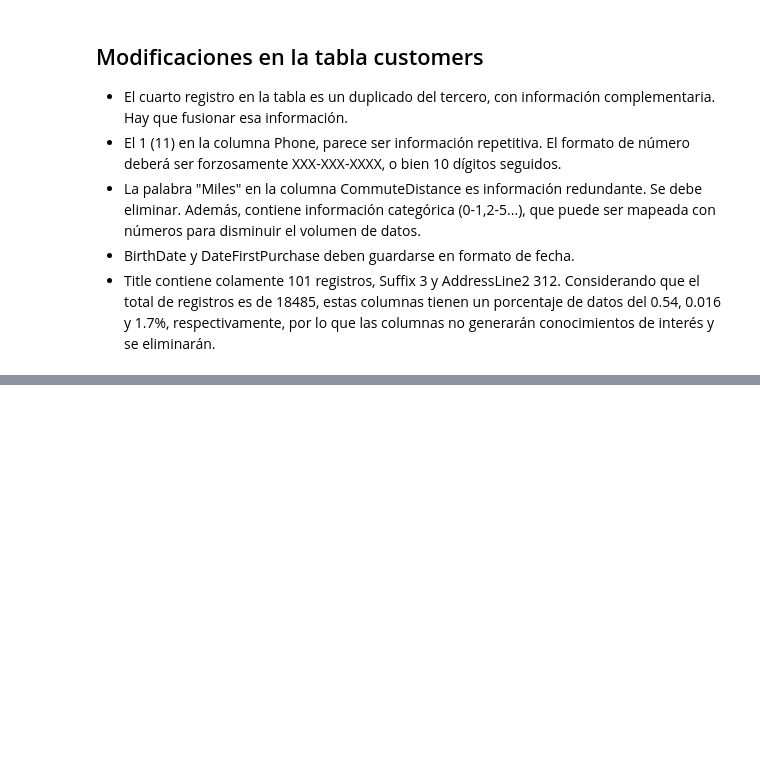
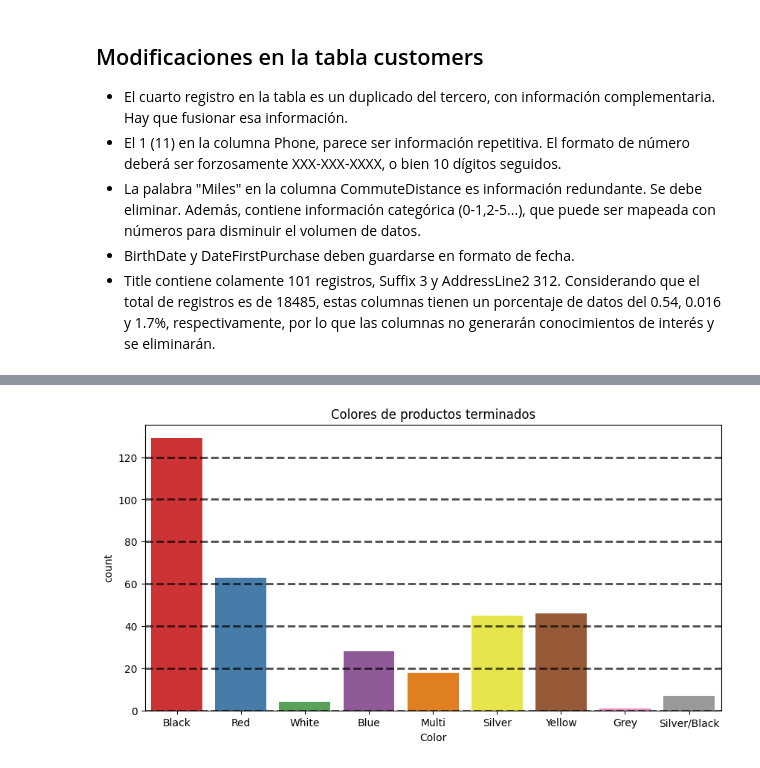
Before and after one commit to Sof265/Database-project, a Jupyter notebook: analisis-exploratorio.ipynb, the cells around one changed output, grey strips where cells are left out. Cells and saved outputs as stored; diff of their text form; code cells hidden in the pictures; blank space fills up the shorter version.

Commit message:
Products data

```diff
--- a/analisis-exploratorio.ipynb
+++ b/analisis-exploratorio.ipynb
@@ -224,0 +208,3 @@ dtype: int64
+# %%
+#Cargamos archivo csv
+products=pd.read_csv('/workspaces/Database-project/data/cleaned/Products_Clean.csv', encoding='utf-8')
@@ -224,0 +302,5 @@ dtype: int64
+# %%
+#Procedemos a eliminar timesatam de las columnas StartDate y EndDate
+products['StartDate']=products['StartDate'].str[:10]
+products['EndDate']=products['EndDate'].str[:10]
+products.sample(9)
@@ -224,0 +319,6 @@ dtype: int64
+# %%
+#Creamos un set donde FinishedGoodsFlag sea True y otro donde sea False ademas un set para
+# status current
+products_true=products[products['FinishedGoodsFlag']==True]
+products_false=products[products['FinishedGoodsFlag']==False]
+products_true_current=products_true[products_true['Status']=='Current']
@@ -224,0 +372,8 @@ dtype: int64
+# %%
+plt.figure(figsize=(10,5))
+sns.countplot(x='Color',data=products_true,palette='Set1')
+plt.title('Colores de productos terminados')
+plt.grid(color='black', linestyle='--',linewidth=2, axis='y', alpha=0.7)
+plt.show()
+# %% [output]
+[figure, added]
```
Also changed, not shown: parts of 15 cells of this notebook, 1 other file.
